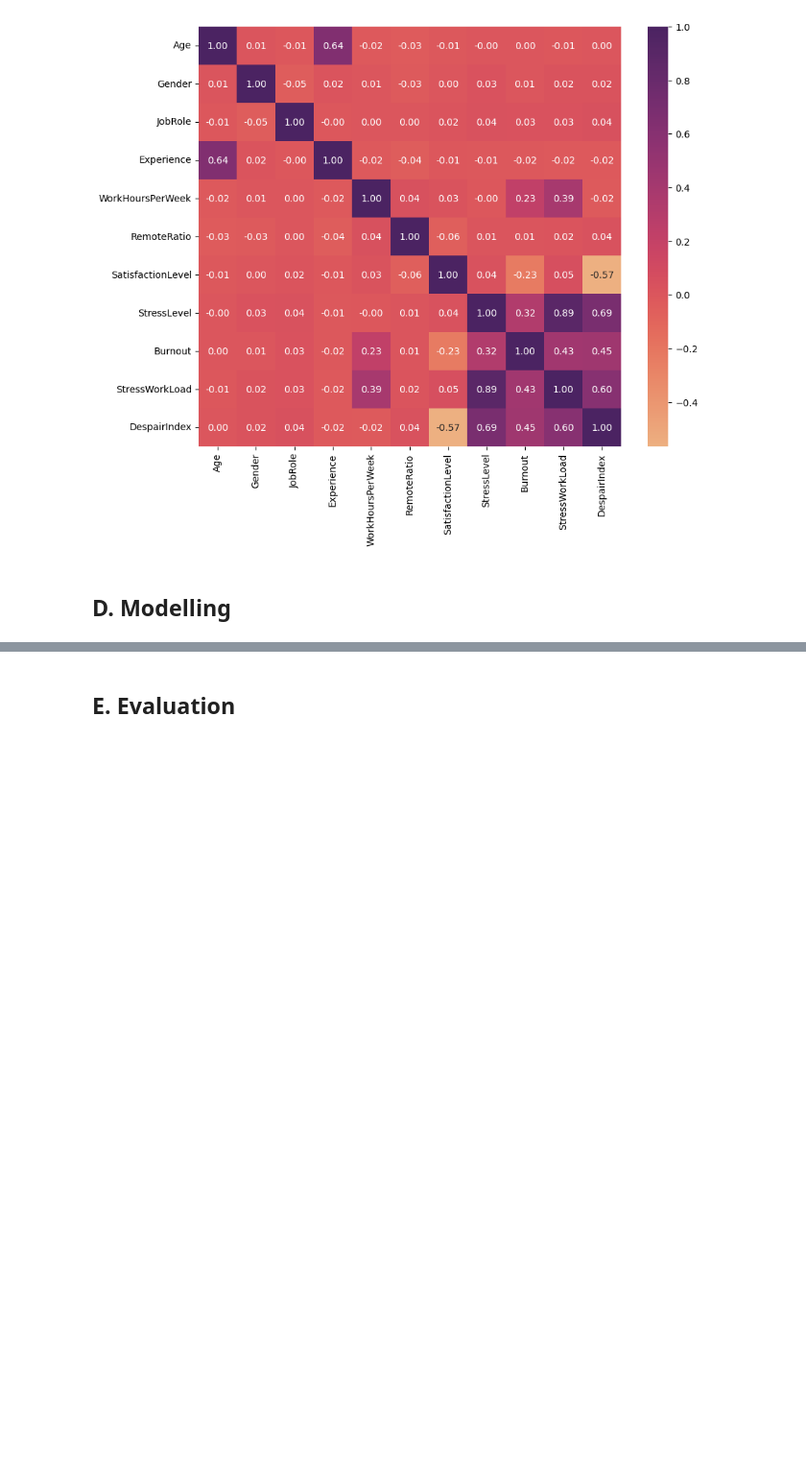
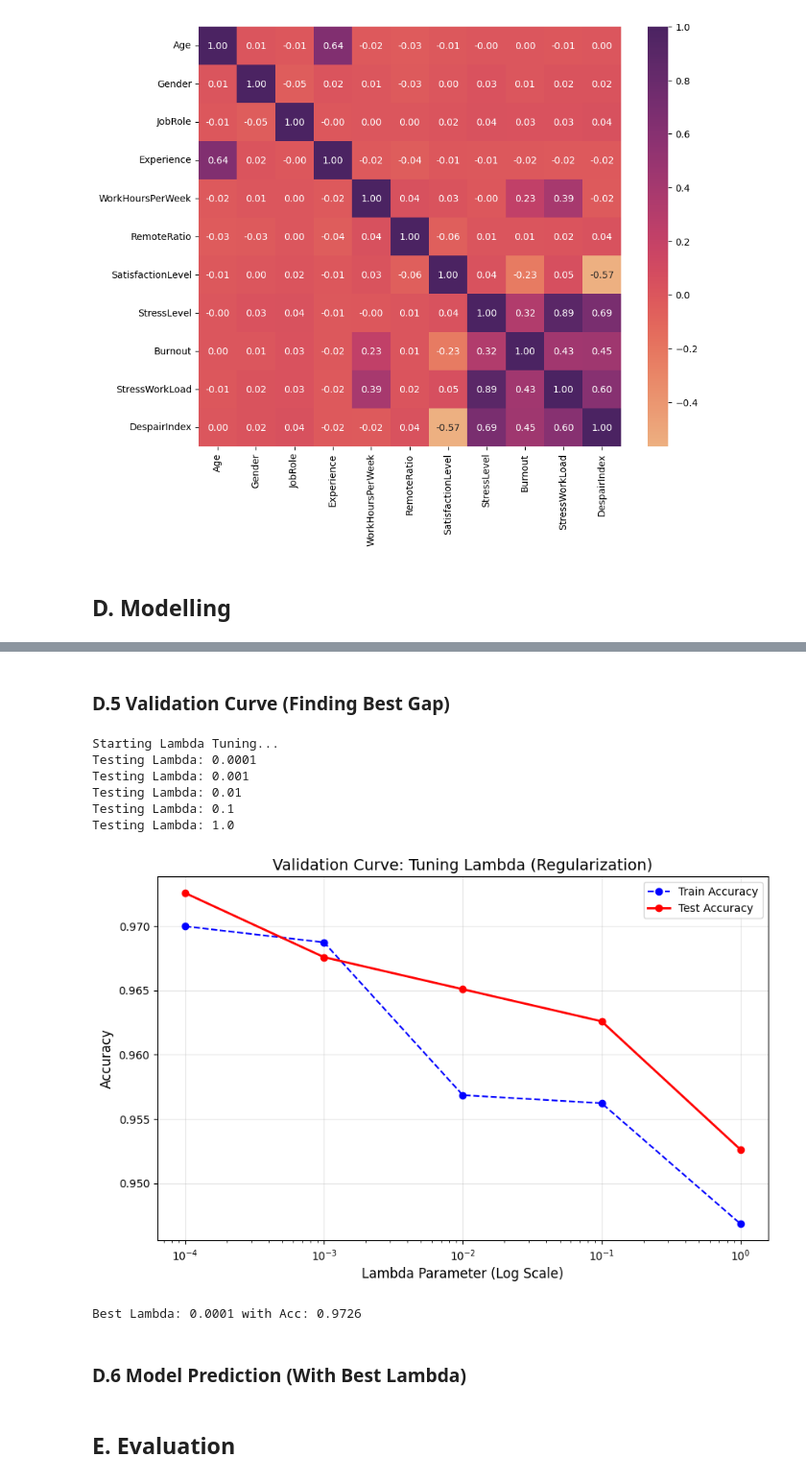
Before and after one commit to HablSank/1Day-1Dataset_MachineLearningProject, a Jupyter notebook: Day-16/Support Vector Machine (HR Burnout)/synthetic_employee_burnout.ipynb, the cells around one changed output, grey strips where cells are left out. Shown at 96% size. Drawn from its saved outputs; the diff is of its cells as text; code cells hidden in the pictures; blank space fills up the shorter version.

```diff
--- a/Day-16/Support Vector Machine (HR Burnout)/synthetic_employee_burnout.ipynb
+++ b/Day-16/Support Vector Machine (HR Burnout)/synthetic_employee_burnout.ipynb
@@ -289,0 +399,63 @@ plt.show()
+# %% [markdown]
+### D.5 Validation Curve (Finding Best Gap)
+# %%
+import matplotlib.pyplot as plt
+
+# --- 1. Setup Tuning ---
+lambda_values = [0.0001, 0.001, 0.01, 0.1, 1.0]
+
+train_accuracies = []
+test_accuracies = []
+
+X_train_np = X_train
+y_train_np = y_train
+X_test_np = X_test
+y_test_np = y_test
+
+print("Starting Lambda Tuning...")
+
+for l in lambda_values:
+    print(f"Testing Lambda: {l}")
+
+    # Init model with specific lambda
+    model = SVMManual(learning_rate=0.001, lambda_param=l, n_iters=1000)
+    model.fit(X_train_np, y_train_np)
+
+    # Train Acc
+    train_pred = model.predict(X_train_np)
+    train_acc = np.mean(train_pred == y_train_np)
+    train_accuracies.append(train_acc)
+
+    # Test Acc
+    test_pred = model.predict(X_test_np)
+    test_acc = np.mean(test_pred == y_test_np)
+    test_accuracies.append(test_acc)
+
+# --- 2. Visualization ---
+plt.figure(figsize=(10, 6))
+
+# Use semilogx because lambda varies by powers of 10
+plt.semilogx(lambda_values, train_accuracies, marker='o', linestyle='--', color='blue', label='Train Accuracy')
+plt.semilogx(lambda_values, test_accuracies, marker='o', linewidth=2, color='red', label='Test Accuracy')
+
+plt.title('Validation Curve: Tuning Lambda (Regularization)', fontsize=14)
+plt.xlabel('Lambda Parameter (Log Scale)', fontsize=12)
+plt.ylabel('Accuracy', fontsize=12)
+plt.legend()
+plt.grid(True, alpha=0.3)
+plt.show()
+
+# Find best lambda
+best_idx = np.argmax(test_accuracies)
+print(f"Best Lambda: {lambda_values[best_idx]} with Acc: {test_accuracies[best_idx]:.4f}")
+# %% [output]
+Starting Lambda Tuning...
+Testing Lambda: 0.0001
+Testing Lambda: 0.001
+Testing Lambda: 0.01
+Testing Lambda: 0.1
+Testing Lambda: 1.0
+[figure, added]
+Best Lambda: 0.0001 with Acc: 0.9726
+# %% [markdown]
+### D.6 Model Prediction (With Best Lambda)
```
Also changed, not shown: parts of 12 cells of this notebook.
